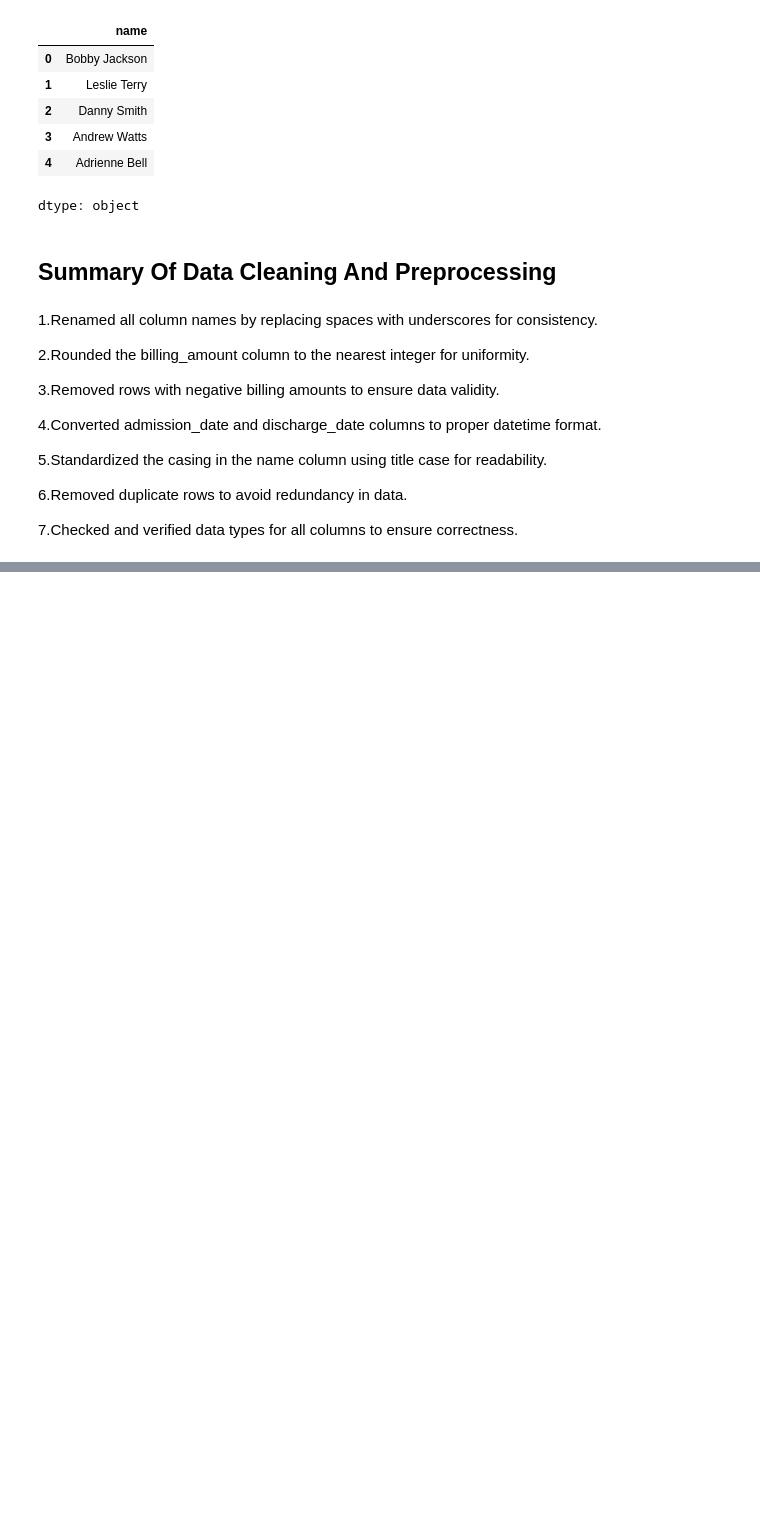
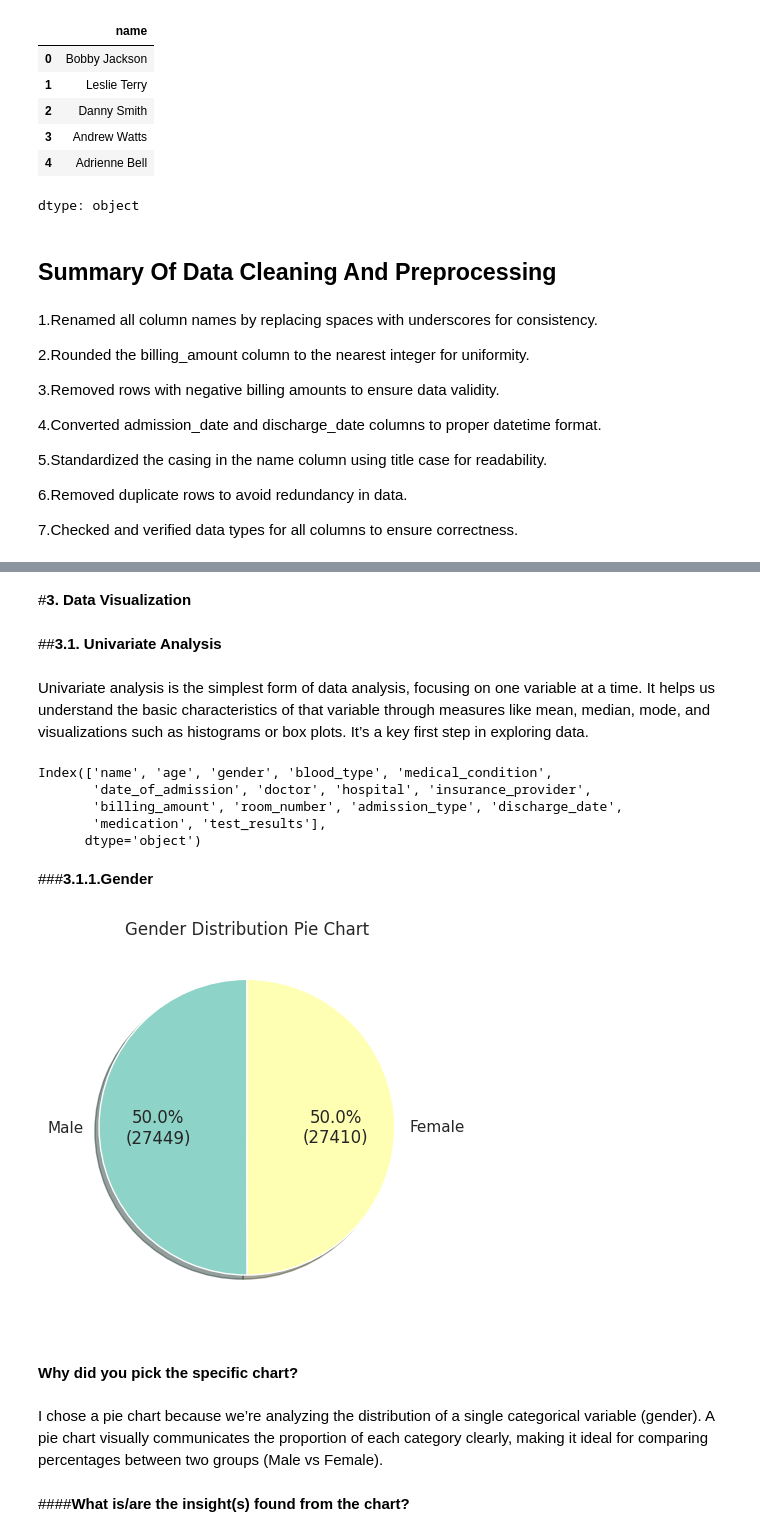
Before and after one commit to Sagarjain93/Healthcare, a Jupyter notebook: Healthcare.ipynb, the cells around one changed output, grey strips where cells are left out. Saved outputs shown, nothing was run; the diff lists cells and outputs as text; code cells hidden in the pictures; blank space fills up the shorter version.

Commit message:
Start Data Visualization

```diff
--- a/Healthcare.ipynb
+++ b/Healthcare.ipynb
@@ -575,0 +593,42 @@ dtype: object
+# %% [markdown]
+#**3. Data Visualization**
+# %% [markdown]
+##**3.1. Univariate Analysis**
+# %% [markdown]
+
+Univariate analysis is the simplest form of data analysis, focusing on one variable at a time. It helps us understand the basic characteristics of that variable through measures like mean, median, mode, and visualizations such as histograms or box plots. It’s a key first step in exploring data.
+# %%
+df.columns
+# %% [output]
+Index(['name', 'age', 'gender', 'blood_type', 'medical_condition',
+       'date_of_admission', 'doctor', 'hospital', 'insurance_provider',
+       'billing_amount', 'room_number', 'admission_type', 'discharge_date',
+       'medication', 'test_results'],
+      dtype='object')
+# %% [markdown]
+###**3.1.1.Gender**
+# %%
+# Chart 1
+
+# Get value counts
+gender_counts = df['gender'].value_counts()
+
+# Plot pie chart with both % and count
+gender_counts.plot.pie(
+    autopct=lambda p: f'{p:.1f}%\n({int(p * gender_counts.sum() / 100)})',
+    colors=sns.color_palette('Set3'),
+    startangle=90,
+    shadow=True
+)
+
+plt.title('Gender Distribution Pie Chart')
+plt.ylabel('')
+plt.show()
+# %% [output]
+[figure, added]
+# %% [markdown]
+#### **Why did you pick the specific chart?**
+# %% [markdown]
+ I chose a pie chart because we’re analyzing the distribution of a single categorical variable (gender). A pie chart visually communicates the proportion of each category clearly, making it ideal for comparing percentages between two groups (Male vs Female).
+# %% [markdown]
+####**What is/are the insight(s) found from the chart?**
```
Also changed, not shown: parts of 102 cells of this notebook.
